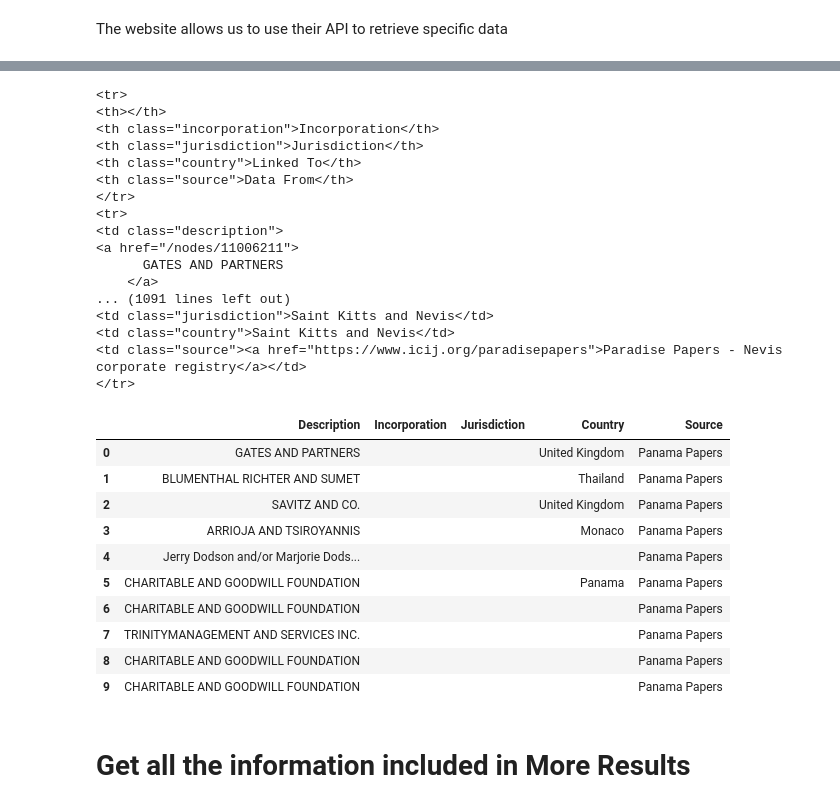
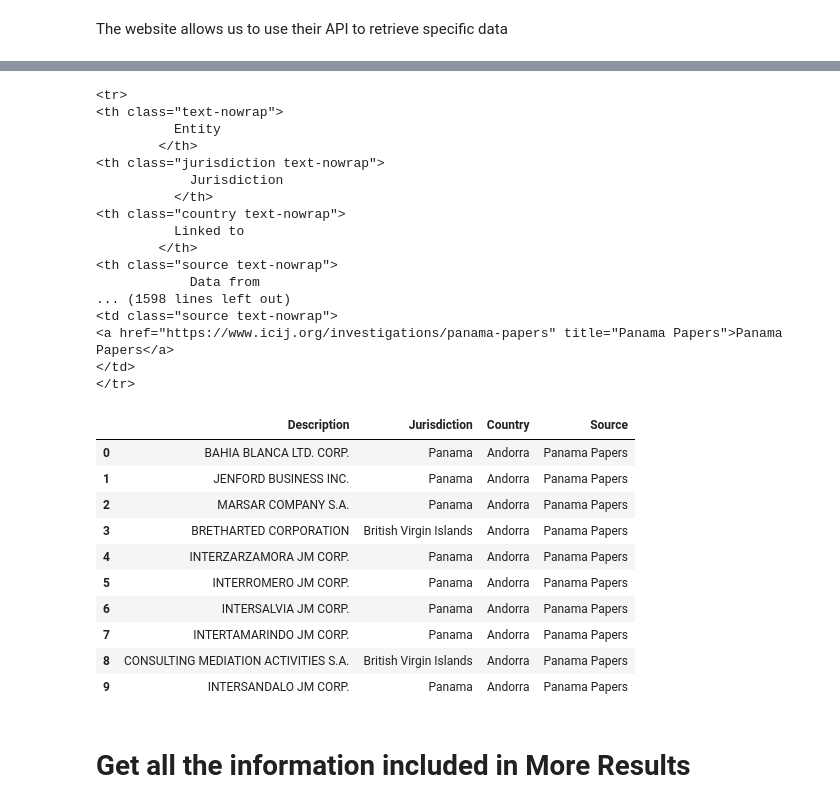
Before and after one commit to jfimbett/DauphineFinancePython, a Jupyter notebook: Lesson 6/Panama Papers.ipynb, the cells around one changed output, grey strips where cells are left out. Saved outputs shown, nothing was run; the diff lists cells and outputs as text; code cells hidden in the pictures.

```diff
--- a/Lesson 6/Panama Papers.ipynb
+++ b/Lesson 6/Panama Papers.ipynb
@@ -30,7 +30,7 @@ display(HTML(url))
 # How to get the data?
 # Data is inside a <table>
 page = requests.get(url)
-soup = BeautifulSoup(page.text, 'lxml')
+soup = bs(page.text, 'lxml')
 table = soup.find_all('table')[0]
 table
 # %% [output]
@@ -58,55 +58,71 @@ for row in rows:
     print(row)
 # %% [output]
 <tr>
-<th></th>
-<th class="incorporation">Incorporation</th>
-<th class="jurisdiction">Jurisdiction</th>
-<th class="country">Linked To</th>
-<th class="source">Data From</th>
+<th class="text-nowrap">
+          Entity
+        </th>
+<th class="jurisdiction text-nowrap">
+            Jurisdiction
+          </th>
+<th class="country text-nowrap">
+          Linked to
+        </th>
+<th class="source text-nowrap">
+            Data from
+... (1598 lines left out)
+<td class="source text-nowrap">
+<a href="https://www.icij.org/investigations/panama-papers" title="Panama Papers">Panama Papers</a>
+</td>
 </tr>
-<tr>
-<td class="description">
-<a href="/nodes/11006211">
-      GATES AND PARTNERS
-    </a>
-... (1091 lines left out)
-<td class="jurisdiction">Saint Kitts and Nevis</td>
-<td class="country">Saint Kitts and Nevis</td>
-<td class="source"><a href="https://www.icij.org/paradisepapers">Paradise Papers - Nevis corporate registry</a></td>
-</tr>
 # %%
 descriptions   = []
 incorporations = []
 jurisdictions  = []
 countries      = []
 sources        = []
+"""
+<tr>
+<td>
+<a class="font-weight-bold text-dark" href="/nodes/10098345">
+      VERONA BUSINESS OVERSEAS INC.
+    </a>
+</td>
+<td class="jurisdiction">
+      Panama
+    </td>
+<td class="country">
+    Andorra
+  </td>
+<td class="source text-nowrap">
+<a href="https://www.icij.org/investigations/panama-papers" title="Panama Papers">Panama Papers</a>
+</td>
+"""
 for row in rows[1:]:
 
-    descriptions.append(  row.find_all('td', {'class' : 'description'})[0].text)
-    incorporations.append(row.find_all('td', {'class' : 'incorporation'})[0].text)
+    descriptions.append(  row.find_all('a', {'class' : 'font-weight-bold text-dark'})[0].text)
+    #incorporations.append(row.find_all('td', {'class' : 'incorporation'})[0].text)
     jurisdictions.append( row.find_all('td', {'class' : 'jurisdiction'})[0].text)
     countries.append(     row.find_all('td', {'class' : 'country'})[0].text)
     sources.append(       row.find_all('td', {'class' : 'source'})[0].text)
 
 df = pd.DataFrame.from_dict({'Description'   : descriptions,
-                             'Incorporation' : incorporations,
                              'Jurisdiction'  : jurisdictions,
                              'Country'       : countries,
                              'Source'        : sources})
 for col in df.columns:
     df[col] = df[col].apply(lambda x : x.replace("\n", ""))
 df.head(10)
 # %% [output]
-|  | Description | Incorporation | Jurisdiction | Country | Source |
-| 0 | GATES AND PARTNERS |  |  | United Kingdom | Panama Papers |
-| 1 | BLUMENTHAL RICHTER AND SUMET |  |  | Thailand | Panama Papers |
-| 2 | SAVITZ AND CO. |  |  | United Kingdom | Panama Papers |
-| 3 | ARRIOJA AND TSIROYANNIS |  |  | Monaco | Panama Papers |
-| 4 | Jerry Dodson and/or Marjorie Dods... |  |  |  | Panama Papers |
-| 5 | CHARITABLE AND GOODWILL FOUNDATION |  |  | Panama | Panama Papers |
-| 6 | CHARITABLE AND GOODWILL FOUNDATION |  |  |  | Panama Papers |
-| 7 | TRINITYMANAGEMENT AND SERVICES INC. |  |  |  | Panama Papers |
-| 8 | CHARITABLE AND GOODWILL FOUNDATION |  |  |  | Panama Papers |
-| 9 | CHARITABLE AND GOODWILL FOUNDATION |  |  |  | Panama Papers |
+|  | Description | Jurisdiction | Country | Source |
+| 0 | BAHIA BLANCA LTD. CORP. | Panama | Andorra | Panama Papers |
+| 1 | JENFORD BUSINESS INC. | Panama | Andorra | Panama Papers |
+| 2 | MARSAR COMPANY S.A. | Panama | Andorra | Panama Papers |
+| 3 | BRETHARTED CORPORATION | British Virgin Islands | Andorra | Panama Papers |
+| 4 | INTERZARZAMORA JM CORP. | Panama | Andorra | Panama Papers |
+| 5 | INTERROMERO JM CORP. | Panama | Andorra | Panama Papers |
+| 6 | INTERSALVIA JM CORP. | Panama | Andorra | Panama Papers |
+| 7 | INTERTAMARINDO JM CORP. | Panama | Andorra | Panama Papers |
+| 8 | CONSULTING MEDIATION ACTIVITIES S.A. | British Virgin Islands | Andorra | Panama Papers |
+| 9 | INTERSANDALO JM CORP. | Panama | Andorra | Panama Papers |
 # %% [markdown]
 # Get all the information included in **More Results**
```
Also changed, not shown: parts of 5 cells of this notebook.
